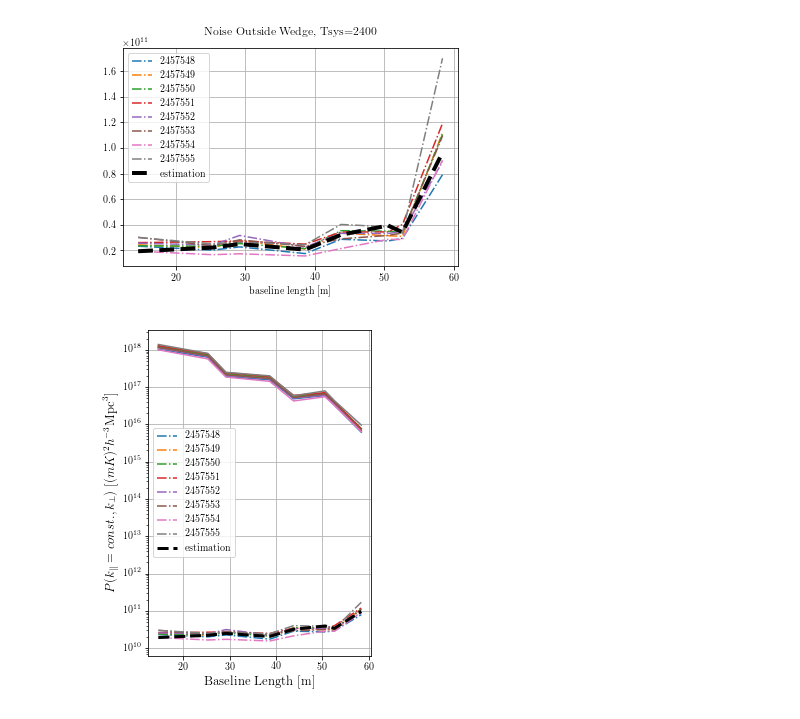
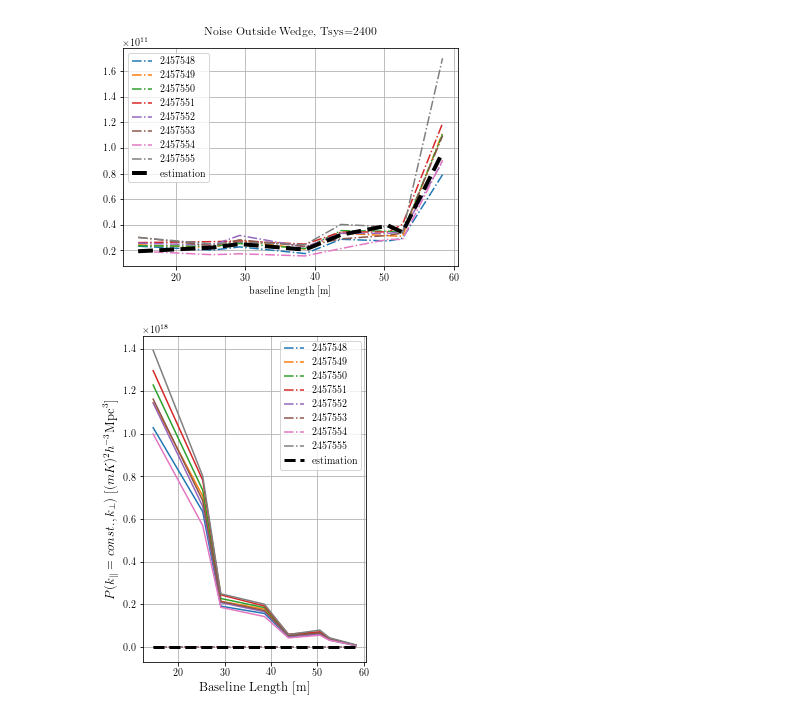
Before and after one commit to UPennEoR/kohn18_analysis, a Jupyter notebook: FigurePlotting/plot_noise_estimation.ipynb, the cells around one changed output. Saved outputs shown, nothing was run; the diff lists cells and outputs as text; code cells hidden in the pictures.

```diff
--- a/FigurePlotting/plot_noise_estimation.ipynb
+++ b/FigurePlotting/plot_noise_estimation.ipynb
@@ -23,9 +19,34 @@ times = uvp_all.time_avg_array
 # %%
-#SKIP THIS
+# This generates each day as its own UVPSpec file that you can just load in so you don't have to
+#spend time on the select function when rebooting the notebook
 
-def select_times(times, day):
-    return np.unique(times[times.astype(int)==day])[:-1]
-    #note that we throw out the last one of every day since for a few days it came out that the time samples multiplied
-    #together were the last of one day and the first of the next. these were saved as things like 2457548.9...
+# Only re-run if you've re-processed the data
 
-day_times = [select_times(times, day) for day in days]
+reprocess_data = False
+if reprocess_data:
+
+    uvp_all = hera_pspec.UVPSpec()
+    uvp_all.read_hdf5(path + dfile)
+    times = uvp_all.time_avg_array
+
+    def select_times(times, day):
+        return np.unique(times[times.astype(int)==day])[:-1]
+        #note that we throw out the last one of every day since for a few days it came out that the time samples multiplied
+        #together were the last of one day and the first of the next. these were saved as things like 2457548.9...
+
+    day_times = [select_times(times, day) for day in days]
+
+    for day in day_times:
+        print day.min(), day.max()
+
+    uvps = [uvp_all.select(times=time_array, inplace=False) for time_array in day_times]
+
+    #check it did what we wanted it to
+    for uvp in uvps:
+        print uvp.time_avg_array.min(), uvp.time_avg_array.max()
+
+    print 'Writing: '
+    for day_dfile, uvp in zip(day_dfiles, uvps):
+        fpath = path + day_dfile
+        print fpath
+        uvp.write_hdf5(filepath=fpath, overwrite=True)
@@ -231,39 +201,38 @@ plt.show()
 bl_P_N = all_P_N.mean(axis=0)
 fig=plt.figure(figsize=(4,6))
 ax = fig.add_subplot(111)
-ax.set_yscale('log')
+ax.set_yscale('linear')
 
 #plot the noise for each day
 for day, noise_avg in zip(days, all_noise_avg):
     ax.plot(lens, noise_avg, label=str(day), linestyle='-.')
 
 #plot the peak for each day
 for line, day_peaks in zip(ax.lines, all_peaks):
     ax.plot(lens, day_peaks, color=line.get_color())
 
 #plot the noise estimation
 ax.plot(lens, bl_P_N, label='estimation', linestyle='--', color='k', linewidth=3)
 
 #finish formatting the plot
 ax.grid()
 ax.legend()
 ax.set_xlabel('Baseline Length [m]', fontsize=13)
 
 #label y axis
 psunits = uvps[0].units
 if "h^-1" in psunits: psunits = psunits.replace("h^-1", "h^{-1}")
 if "h^-3" in psunits: psunits = psunits.replace("h^-3", "h^{-3}")
 if "Mpc" in psunits and "\\rm" not in psunits:
     psunits = psunits.replace("Mpc", r"{\rm Mpc}")
 if "pi" in psunits and "\\pi" not in psunits:
     psunits = psunits.replace("pi", r"\pi")
 ax.set_ylabel("$P(k_\parallel=const.,k_\perp)$ $[%s]$" % psunits, fontsize=13)
 
-savepath='/lustre/aoc/projects/hera/pchichur/HERA19/final_paper_plots_redone/'
+
 fig.savefig(savepath+'noise_estimation.pdf', bbox_inches='tight')
-fig.savefig(path+'noise_estimation.pdf', bbox_inches='tight')
 # %% [output]
-[figure, old version]
+[figure, new version]
 # %%
 #save data necessary for plotting fig 9
 savename = 'fig_9_data.npz'
```
Also changed, not shown: parts of 7 cells of this notebook.
